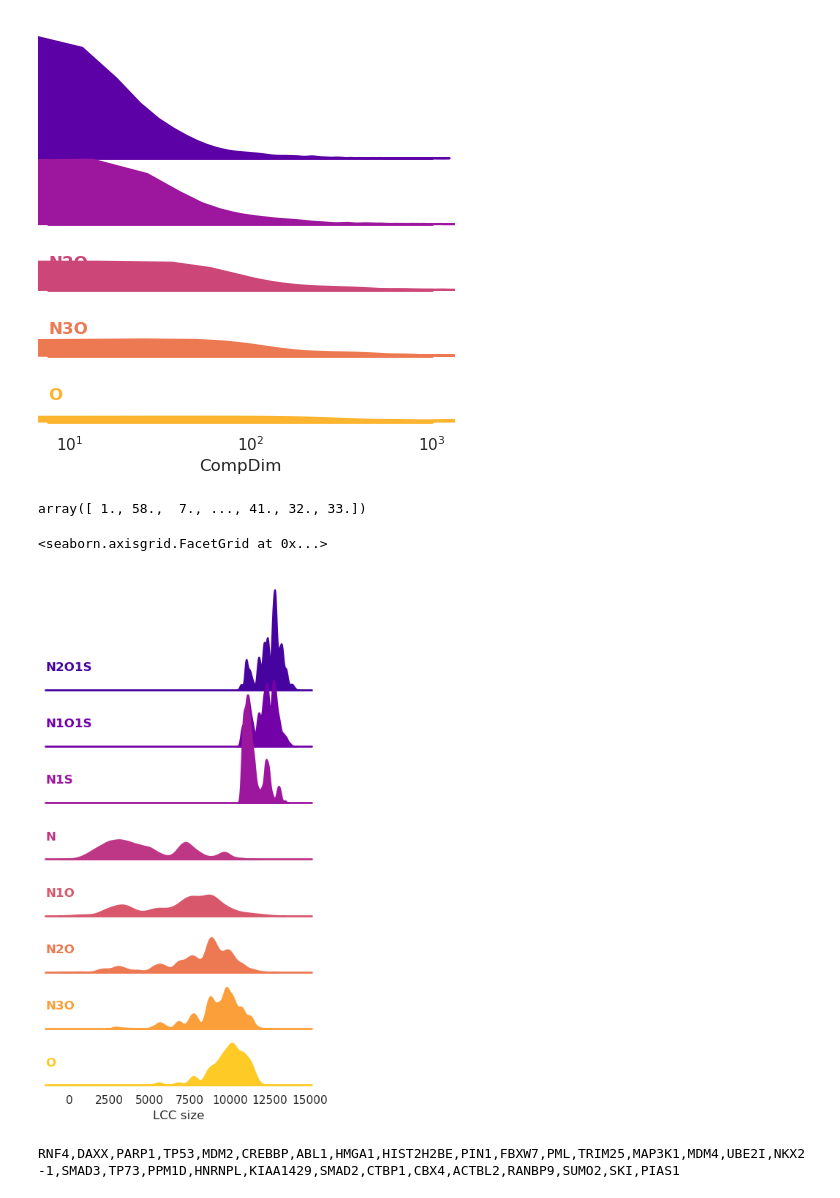
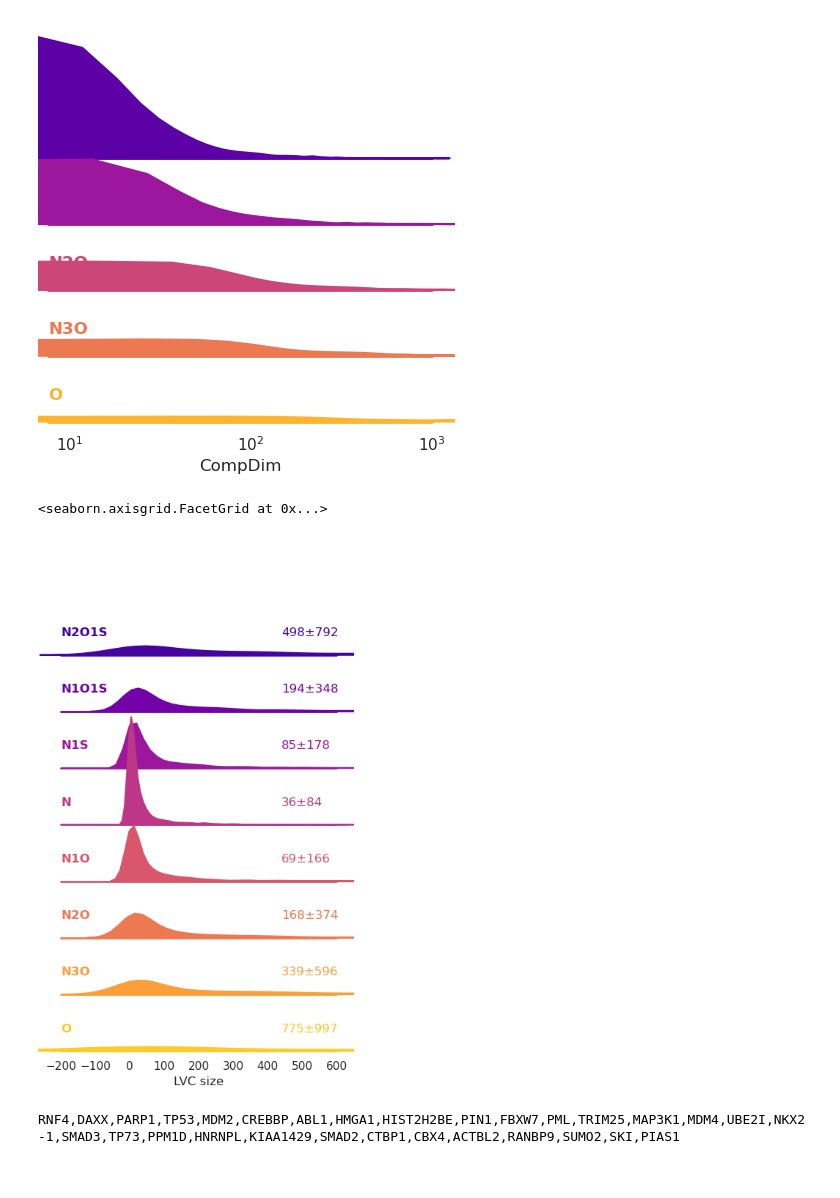
Before and after one commit to francescozambelli/OncoVirus_SarsCov2, a Jupyter notebook: 4Layers_Statistics.ipynb, the cells around one changed output. Saved outputs shown, nothing was run; the diff lists cells and outputs as text; code cells hidden in the pictures.

Commit message:
Uploading visualization and

```diff
--- a/4Layers_Statistics.ipynb
+++ b/4Layers_Statistics.ipynb
@@ -152,44 +152,40 @@ g.despine(bottom=True, left=True)
 # %% [output]
 <seaborn.axisgrid.FacetGrid at 0x...>
 [figure]
-# %%
-x
-# %% [output]
-array([ 1., 58.,  7., ..., 41., 32., 33.])
 # %%
 sns.set_theme(style="white", rc={"axes.facecolor": (0, 0, 0, 0)})
 
-g = np.concatenate([["N2O1S"]*len(n2o1s_lcc),
-                    ["N1O1S"]*len(n1o1s_lcc),
-                    ["N1S"]*len(n1s_lcc),
-                    ["N"]*len(n_lcc),
-                   ["N1O"]*len(n1o_lcc),
-                   ["N2O"]*len(n2o_lcc),
-                   ["N3O"]*len(n3o_lcc),
-                   ["O"]*len(o_lcc)])
+#data = [n2o1s_lcc, n1o1s_lcc, n1s_lcc, n_lcc, n1o_lcc, n2o_lcc, n3o_lcc, o_lcc]
+#data = [n2o1s_lic, n1o1s_lic, n1s_lic, n_lic, n1o_lic, n2o_lic, n3o_lic, o_lic]
+data = [n2o1s_lvc, n1o1s_lvc, n1s_lvc, n_lvc, n1o_lvc, n2o_lvc, n3o_lvc, o_lvc]
+names = ["N2O1S","N1O1S","N1S","N","N1O","N2O","N3O","O"]
+g = np.concatenate([[names[i]]*len(data[i]) for i in range(len(data))])
 
-x = np.concatenate([n2o1s_lcc, n1o1s_lcc, n1s_lcc, n_lcc, n1o_lcc, n2o_lcc, n3o_lcc, o_lcc])
+data_dict=dict(zip(names,data))
+x = np.concatenate(data)
 df = pd.DataFrame(dict(CompDim=x, g=g))
 pal = ["C0","green", "navy", "yellow", "purple", "maroon"]#sns.color_palette("bright", 7)
 g = sns.FacetGrid(df, row="g", hue="g", aspect=5, height=1, palette="plasma")
 g.map(sns.kdeplot, "CompDim",
       bw_adjust=.5, clip_on=False,
       fill=True, alpha=1, linewidth=1.5)
 g.refline(y=0, linewidth=2, linestyle="-", color=None, clip_on=False)
 
 def label(x, color, label):
     ax = plt.gca()
     ax.text(0, .2, label, fontweight="bold", color=color,
             ha="left", va="center", transform=ax.transAxes)
+    ax.text(0.8, .2, "%d±%d"%(np.mean(data_dict[label]), np.std(data_dict[label])), color=color,
+            ha="left", va="center", transform=ax.transAxes)
     #ax.vlines(len(onco_lcc), 0 ,0.0018, ls="--", color="red")
 g.map(label, "CompDim")
 g.figure.subplots_adjust(hspace=-.5)
 g.set_titles("")
-g.set(yticks=[], ylabel="", xlabel="LCC size")
+g.set(yticks=[], ylabel="", xlabel="LVC size",xlim=[-200,600])
 g.despine(bottom=True, left=True)
 # %% [output]
 <seaborn.axisgrid.FacetGrid at 0x...>
-[figure, old version]
+[figure, new version]
 # %%
 o_lic_prot = mxp.utils.readComponent("../Data/ComponentsNew/LIC_all/o.txt")
 o_lvc_prot = mxp.utils.readComponent("../Data/ComponentsNew/LVC_all/o.txt")
```
Also changed, not shown: 2 other files.
